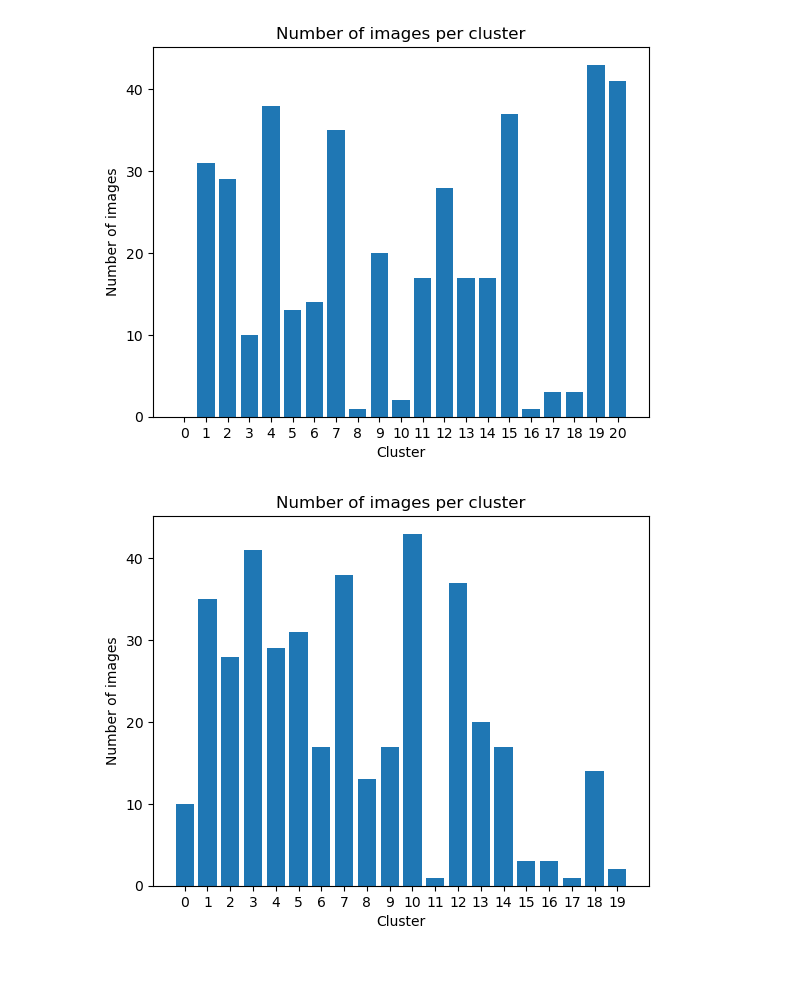
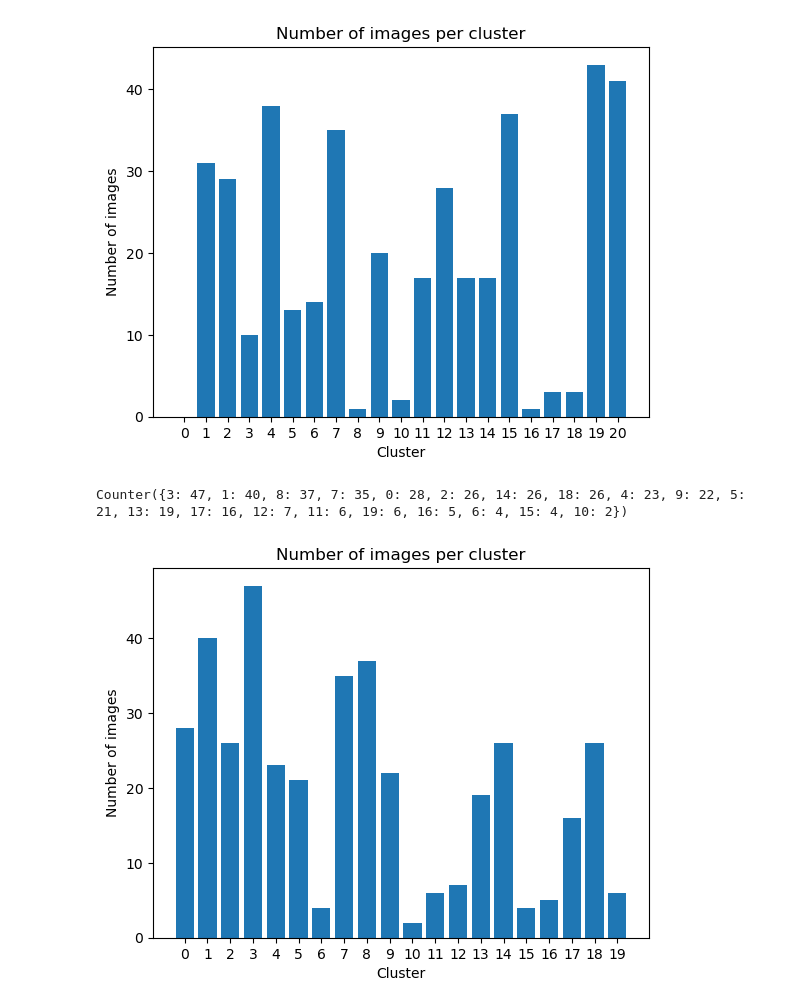
Before and after one commit to jsuaverd/COMP254-Assignments, a Jupyter notebook: clustering_hierarchical.ipynb, the cells around one changed output. Cells and saved outputs as stored; diff of their text form; code cells hidden in the pictures; blank space fills up the shorter version.

Commit message:
Update hierarchical clustering file

```diff
--- a/clustering_hierarchical.ipynb
+++ b/clustering_hierarchical.ipynb
@@ -204,14 +184,20 @@ Counter({19: 43, 20: 41, 4: 38, 15: 37, 7: 35, 1: 31, 2: 29, 12: 28, 9: 20, 13:
 # %%
 from sklearn.cluster import AgglomerativeClustering
 clustering = AgglomerativeClustering(n_clusters=20, metric='cosine', linkage='average')
 clustering.fit(X_train_rpca)
-clustering.labels_
+cluster_labels = clustering.labels_
+
+
+from collections import Counter
+
+print(Counter(cluster_labels))
 
 plt.bar(range(20), np.bincount(clustering.labels_))
 plt.xlabel('Cluster')
 plt.ylabel('Number of images')
 plt.title('Number of images per cluster')
 plt.xticks(range(20))
 plt.show()
 # %% [output]
+Counter({3: 47, 1: 40, 8: 37, 7: 35, 0: 28, 2: 26, 14: 26, 18: 26, 4: 23, 9: 22, 5: 21, 13: 19, 17: 16, 12: 7, 11: 6, 19: 6, 16: 5, 6: 4, 15: 4, 10: 2})
-[figure, old version]
+[figure, new version]
```
Also changed, not shown: parts of 6 cells of this notebook, 2 other files.
